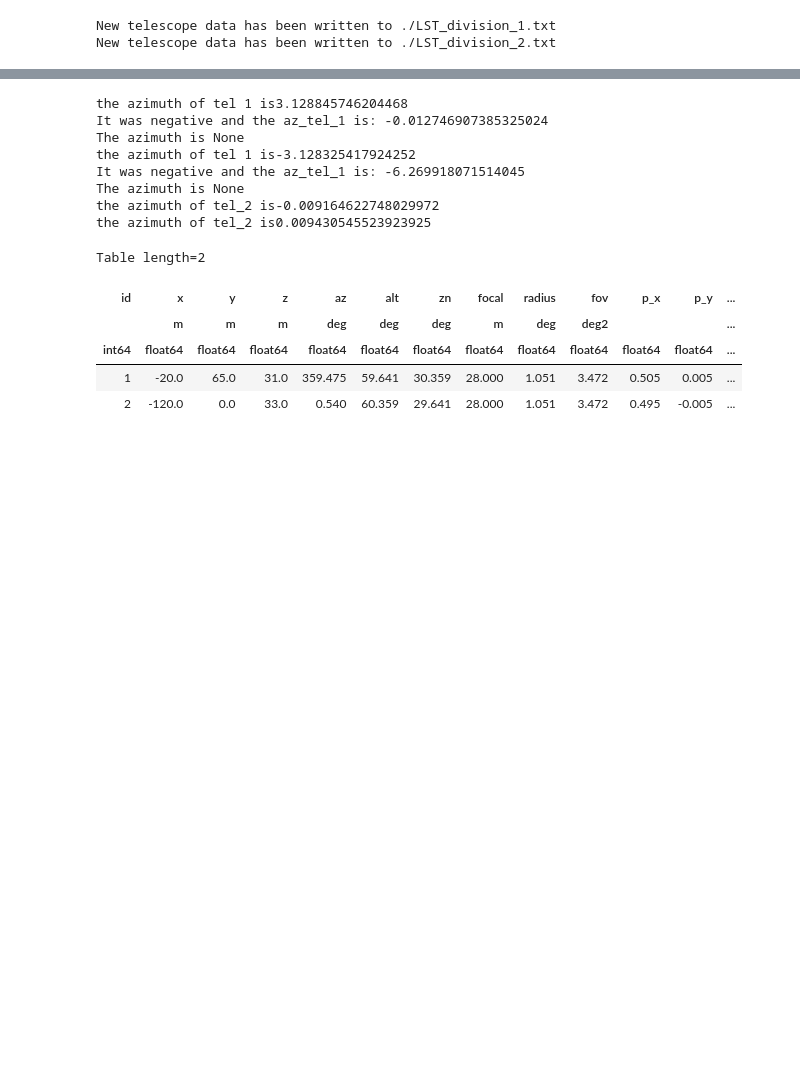
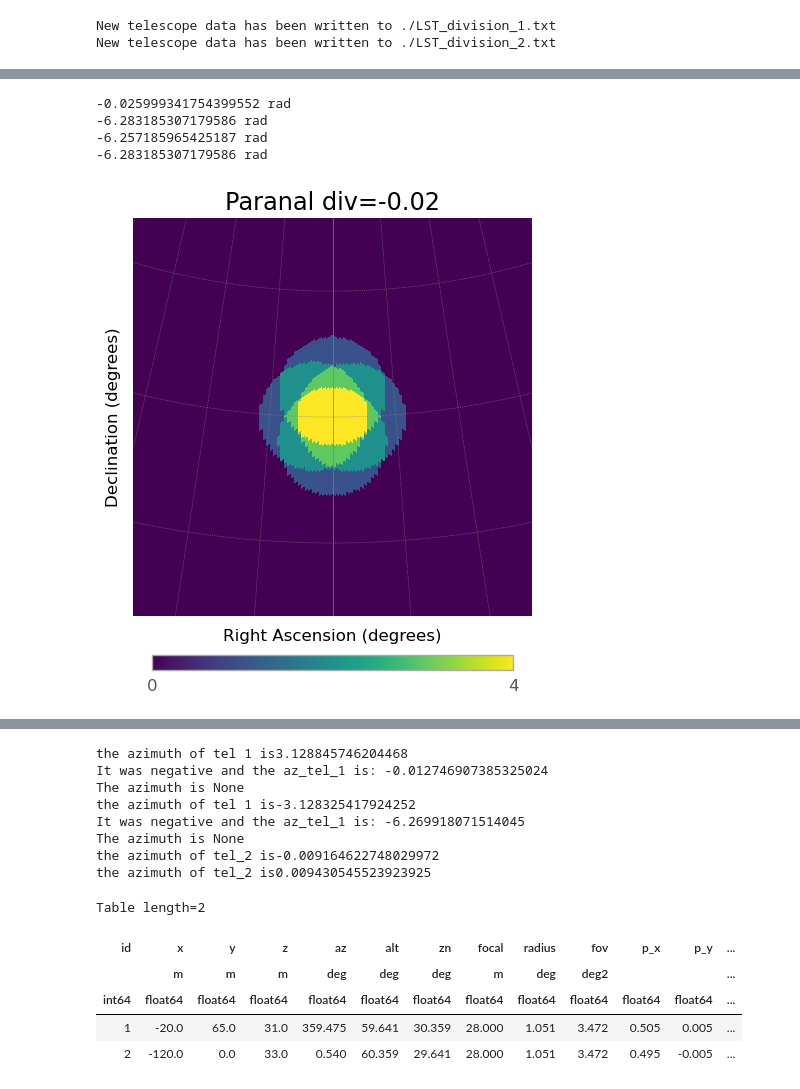
Before and after one commit to SamantaMorales/divtel, a Jupyter notebook: SSTs.ipynb, the cells around one changed output, grey strips where cells are left out. Drawn from its saved outputs; the diff is of its cells as text; code cells hidden in the pictures; blank space fills up the shorter version.

```diff
--- a/SSTs.ipynb
+++ b/SSTs.ipynb
@@ -958 +956,10 @@ Table length=2
+# %%
+array_LST.divergent_pointing(div=-0.02, az=0, alt=60)
+array_LST.multiplicity_plot()
+# %% [output]
+-0.025999341754399552 rad
+-6.283185307179586 rad
+-6.257185965425187 rad
+-6.283185307179586 rad
+[figure, added]
 # %%
```
Also changed, not shown: parts of 12 cells of this notebook, 9 other files.
